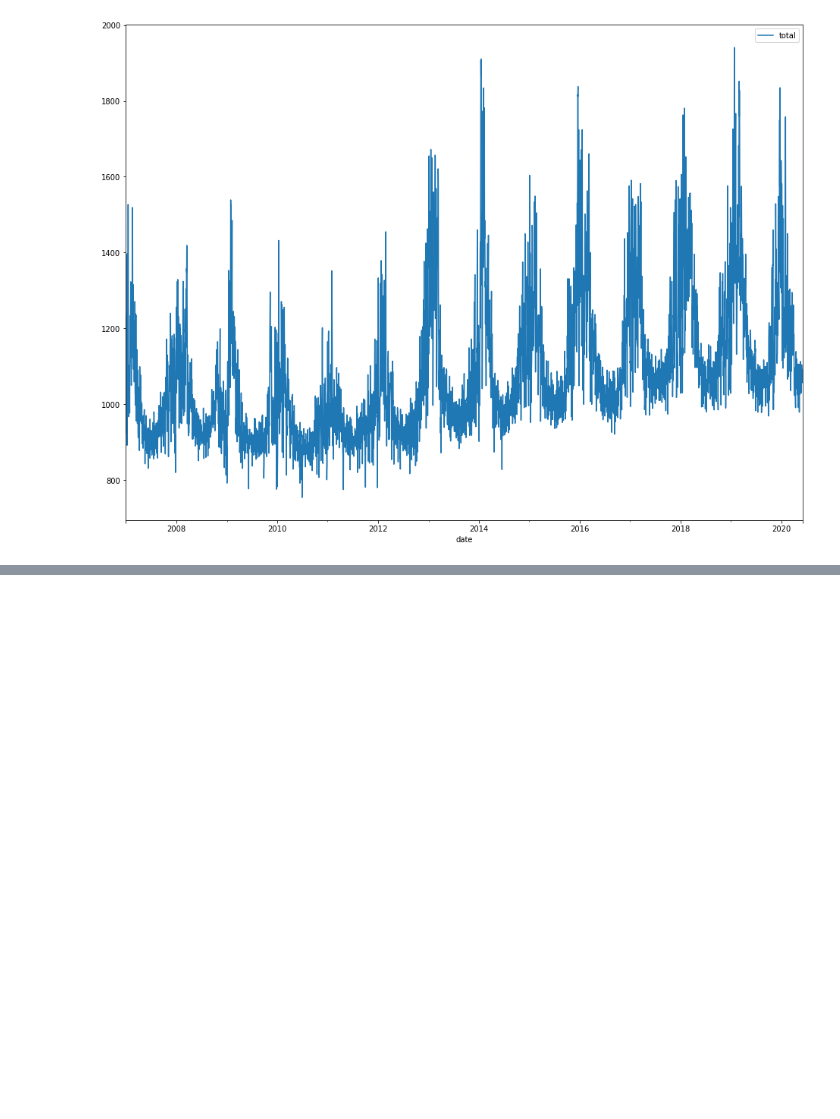
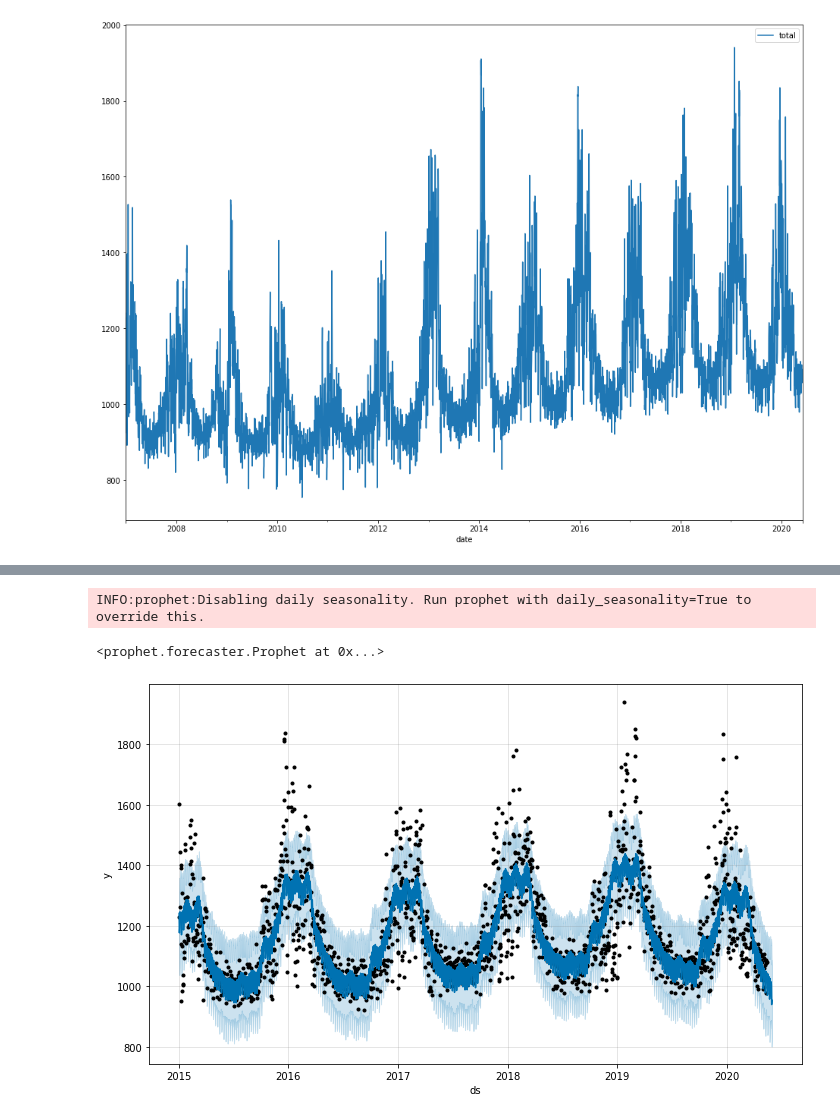
Before and after one commit to NuwanCW/Time-series-forecasting, a Jupyter notebook: Time_series forecasting.ipynb, the cells around one changed output, grey strips where cells are left out. Drawn from its saved outputs; the diff is of its cells as text; code cells hidden in the pictures; blank space fills up the shorter version.

Commit message:
Fianlised the multi step prediction(daily) 15 days with great accuracy

```diff
--- a/Time_series forecasting.ipynb
+++ b/Time_series forecasting.ipynb
@@ -59,3 +59,9 @@ df1.plot(x='date',y='total',figsize=(16,12))
 # %% [output]
 <AxesSubplot:xlabel='date'>
 [figure]
+# %%
+# Prepare data for FBprophet model
+df_day=df1[['date','total']].copy()
+# dff.reset_index(inplace=True)
+df_day.columns=['ds','y']
+df_day.head()
@@ -61,0 +91,16 @@ df1.plot(x='date',y='total',figsize=(16,12))
+# %%
+# get only last 3 years data
+m = Prophet()
+m.fit(df_day[(df_day.ds>'2015-01-01')&(df_day.ds<'2020-05-15')])
+# %% [output]
+INFO:prophet:Disabling daily seasonality. Run prophet with daily_seasonality=True to override this.
+<prophet.forecaster.Prophet at 0x...>
+# %%
+# future = m.make_future_dataframe(periods=30)
+# future.tail()
+
+future = m.make_future_dataframe(periods=17)
+fcst = m.predict(future)
+fig = m.plot(fcst)
+# %% [output]
+[figure, added]
```
Also changed, not shown: parts of 7 cells of this notebook.
